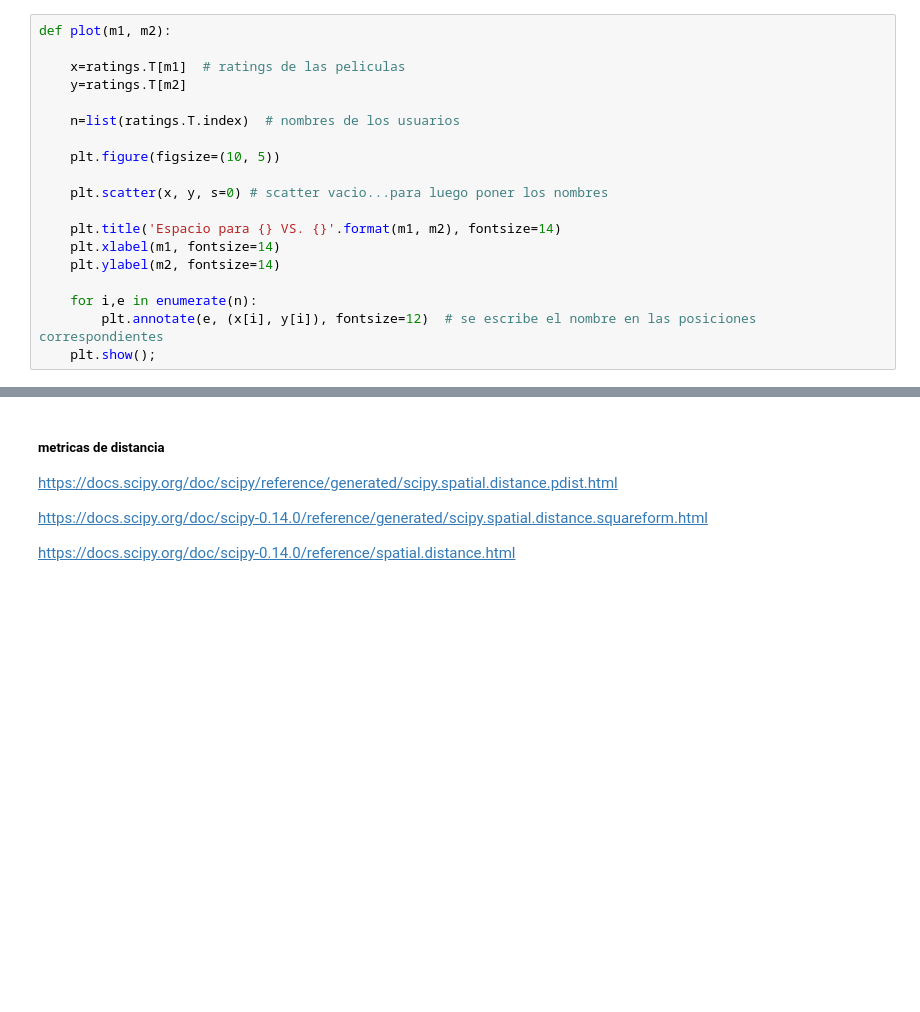
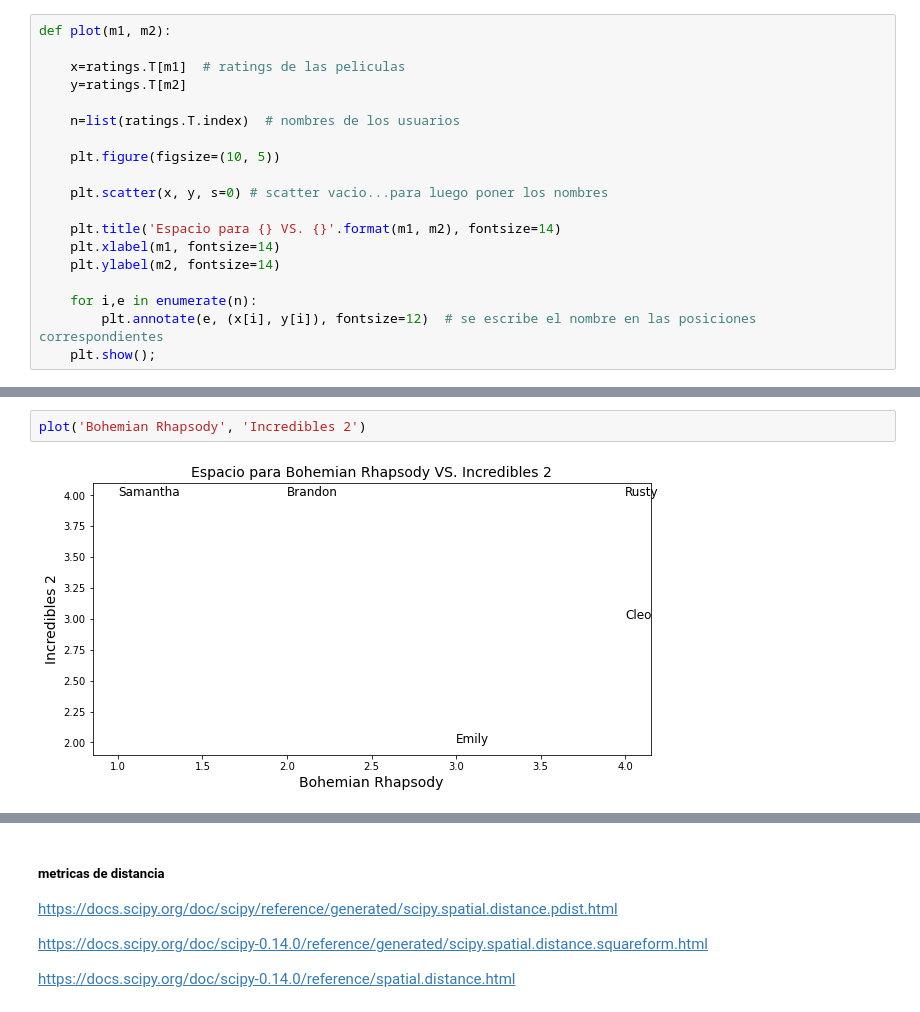
Before and after one commit to Ironhack-Data-Madrid-Abril-2021/Material_Clase, a Jupyter notebook: semana_5/4.2 - Sistemas de recomendacion.ipynb, the cells around one changed output, grey strips where cells are left out. Drawn from its saved outputs; the diff is of its cells as text; blank space fills up the shorter version.

```diff
--- a/semana_5/4.2 - Sistemas de recomendacion.ipynb
+++ b/semana_5/4.2 - Sistemas de recomendacion.ipynb
@@ -41,0 +71,4 @@ def plot(m1, m2):
+# %%
+plot('Bohemian Rhapsody', 'Incredibles 2')
+# %% [output]
+[figure, added]
```
Also changed, not shown: parts of 14 cells of this notebook, 1 other file.
